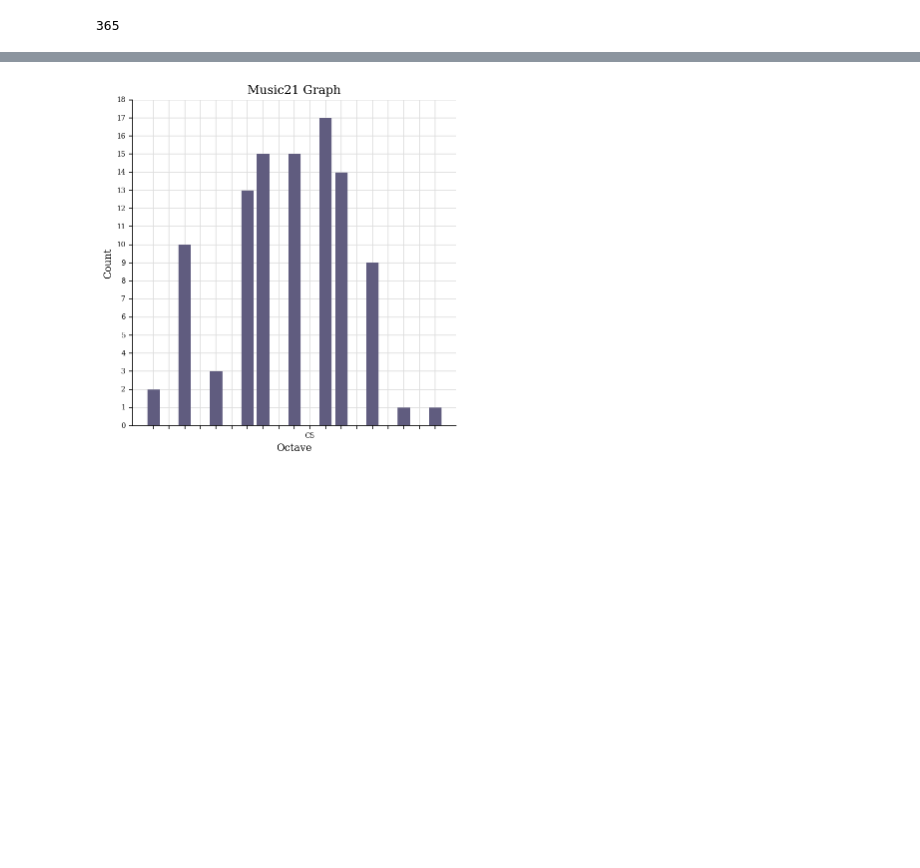
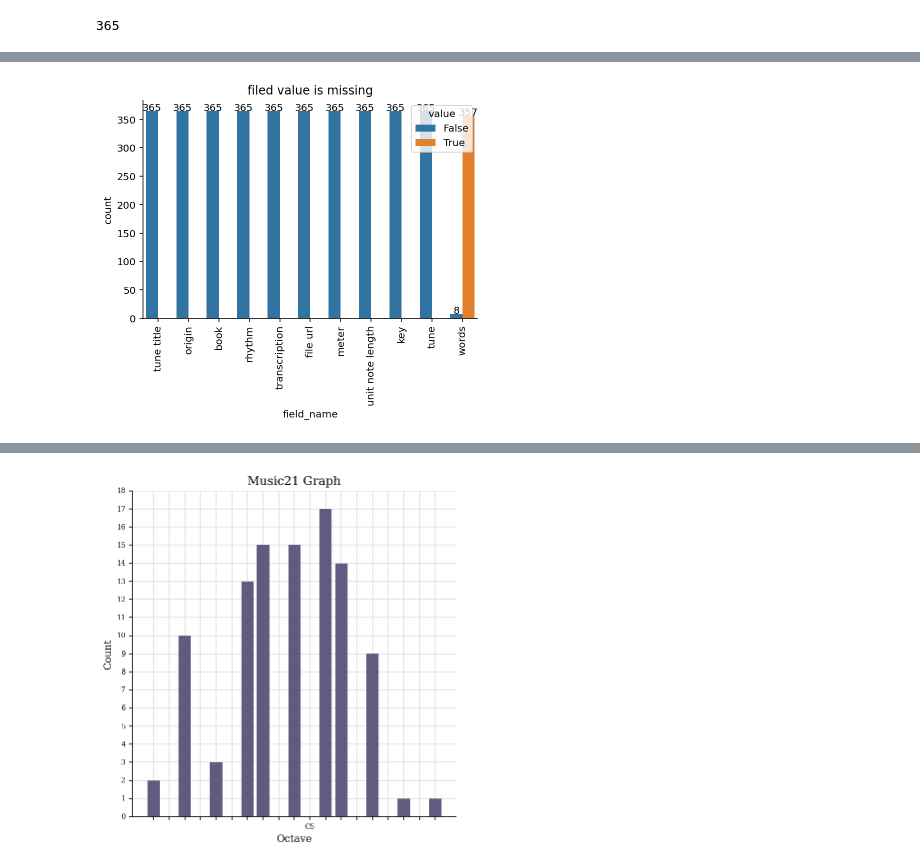
Before and after one commit to JamesOwers/double-jig-gen, a Jupyter notebook: docs/data_exploration.ipynb, the cells around one changed output, grey strips where cells are left out. Cells and saved outputs as stored; diff of their text form; code cells hidden in the pictures; blank space fills up the shorter version.

```diff
--- a/docs/data_exploration.ipynb
+++ b/docs/data_exploration.ipynb
@@ -214,7 +218,7 @@ ABC_FIELDS = {
 }
 
 
-def merge_continuation_lines(lines: Sequence[str]):
+def merge_continuation_lines(lines: Sequence[str]) -> Sequence[str]:
     """Merges lines which end with \ with the next line.
 
     Args:
@@ -240,15 +244,18 @@ def merge_continuation_lines(lines: Sequence[str]):
     return lines
 
 
-def parse_abc(abc_str: str):
+def parse_abc(abc_str: str) -> Mapping[str, str]:
     """Get the required information from each tune.
 
     Extracts the metadata as defined in [1] from the string, plus the transcription
     which is assumed not to have a prefix. Assumes all metadata is stated before the
-    transcription is started. Then adds everything to the transcription.
+    transcription is started. Then adds everything remaining to the transcription.
 
     Args:
-        abc_str: the string containing an abc file to parse
+        abc_str: the string containing an abc file to parse.
+
+    Returns:
+        out_dict: a dictionary containing all the extracted values.
 
     See also:
     * http://abcnotation.com/wiki/abc:standard:v2.1
@@ -257,7 +264,6 @@ def parse_abc(abc_str: str):
 
     # if a line ends with \ then merge with subsequent line
     lines = merge_continuation_lines(lines)
-
 
     valid_field = "|".join(ABC_FIELDS)
     metadata_line_regex = re.compile(f"^({valid_field}):")
@@ -315,0 +328,18 @@ plt.xticks(rotation=90)
+# %%
+id_vars = ["reference number"]
+value_vars = [col for col in oneills_df.columns if col not in id_vars]
+melt_df = oneills_df.melt(
+    id_vars=id_vars,
+    value_vars=value_vars,
+    var_name="field_name",
+)
+missing_df = melt_df
+missing_df["value"] = missing_df["value"].isna()
+# %%
+countplot_with_numbers(
+    var_name="field_name", data=missing_df,  hue="value", kind="count"
+)
+plt.title("filed value is missing")
+plt.xticks(rotation=90);
+# %% [output]
+[figure, added]
```
Also changed, not shown: parts of 24 cells of this notebook, 2 other files.
